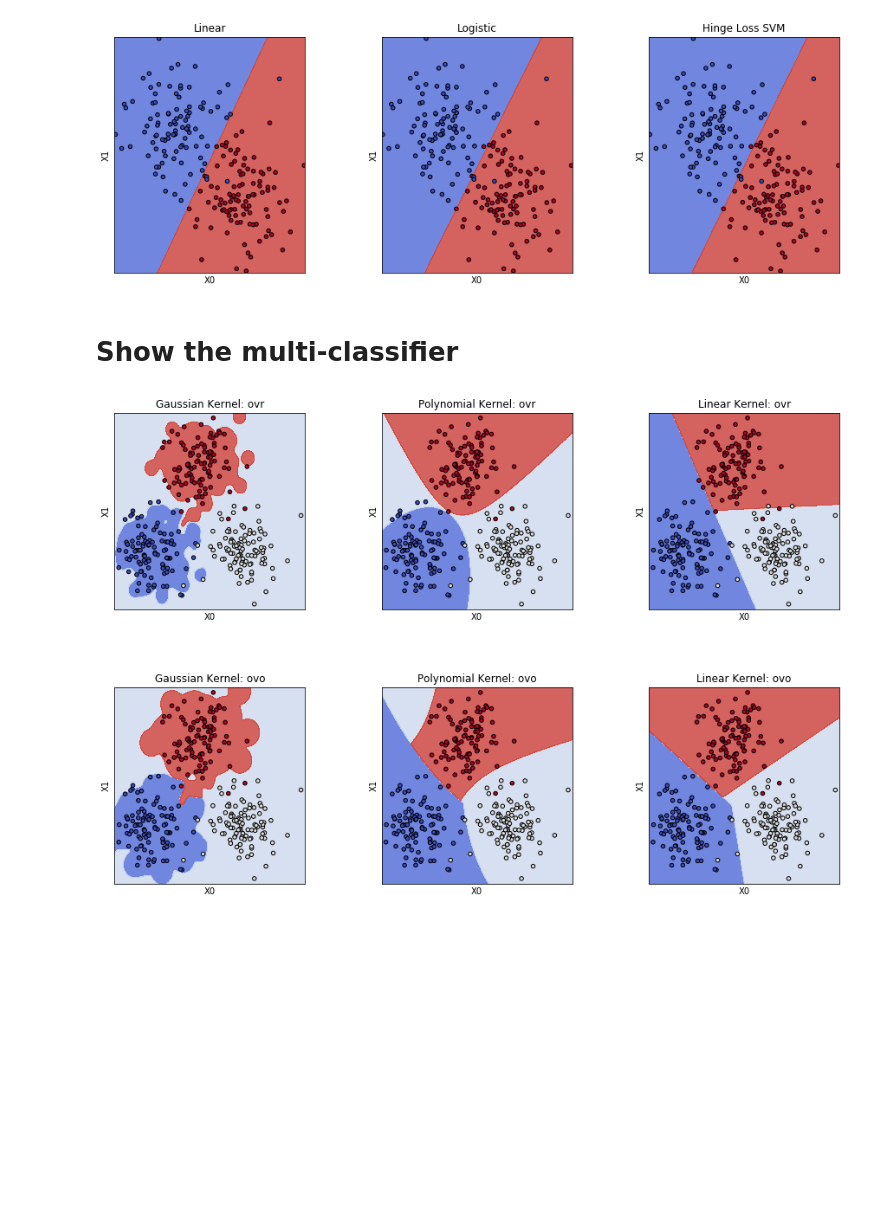
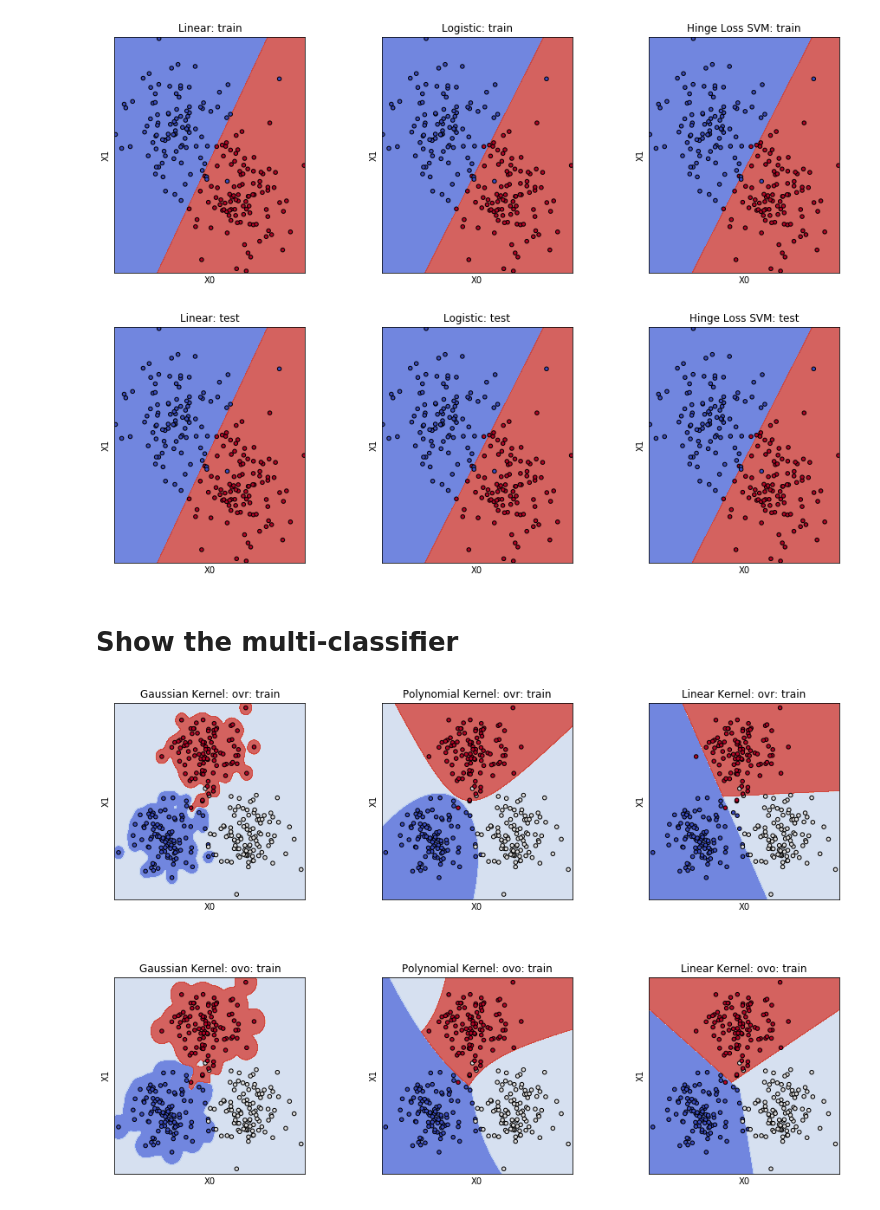
Before and after one commit to Haicang/PRML, a Jupyter notebook: ass2_svm/show_model.ipynb, the cells around one changed output. Drawn from its saved outputs; the diff is of its cells as text; code cells hidden in the pictures; blank space fills up the shorter version.

```diff
--- a/ass2_svm/show_model.ipynb
+++ b/ass2_svm/show_model.ipynb
@@ -38,12 +52,18 @@ X_test, t_test = load_data_to_fit(test[1])
 # %%
 titles = ('Linear', 'Logistic', 'Hinge Loss SVM')
 models = (Linear(), Logistic(), SVM(kernel='l', loss='hinge'))
-models[0].fit(X_train, t_train, lr=0.0001)
-models[1].fit(X_train, t_train, lr=0.001)
+models[0].fit(X_train, t_train)
+models[1].fit(X_train, t_train)
 models[2].fit(X_train, t_train)
-show_models(models, titles, X_test, t_test, (1,3), 'linear.png')
+
+titles_train = (title + ': train' for title in titles)
+titles_test = (title + ': test' for title in titles)
+
+show_models(models, titles_train, X_test, t_test, (1,3), 'linear_train.png')
+show_models(models, titles_test, X_test, t_test, (1,3), 'linear_test.png')
 # %% [output]
-[figure, old version]
+[figure, new version]
+[figure, added]
 # %% [markdown]
 # Show the multi-classifier
 # %%
@@ -68,6 +88,11 @@ models = (
 )
 for model in models:
     model.fit(X_train, t_train)
-show_models(models, titles, X_test, t_test, (2, 3), 'multi.png')
-# %% [output]
-[figure, removed]
+# %%
+titles_train = (title + ': train' for title in titles)
+titles_test = (title + ': test' for title in titles)
+
+show_models(models, titles_train, X_train, t_train, (2, 3), 'multi_train.png')
+show_models(models, titles_test, X_test, t_test, (2, 3), 'multi_test.png')
+# %% [output]
+[figure, added]
```
Also changed, not shown: parts of 7 cells of this notebook, 3 other files.
